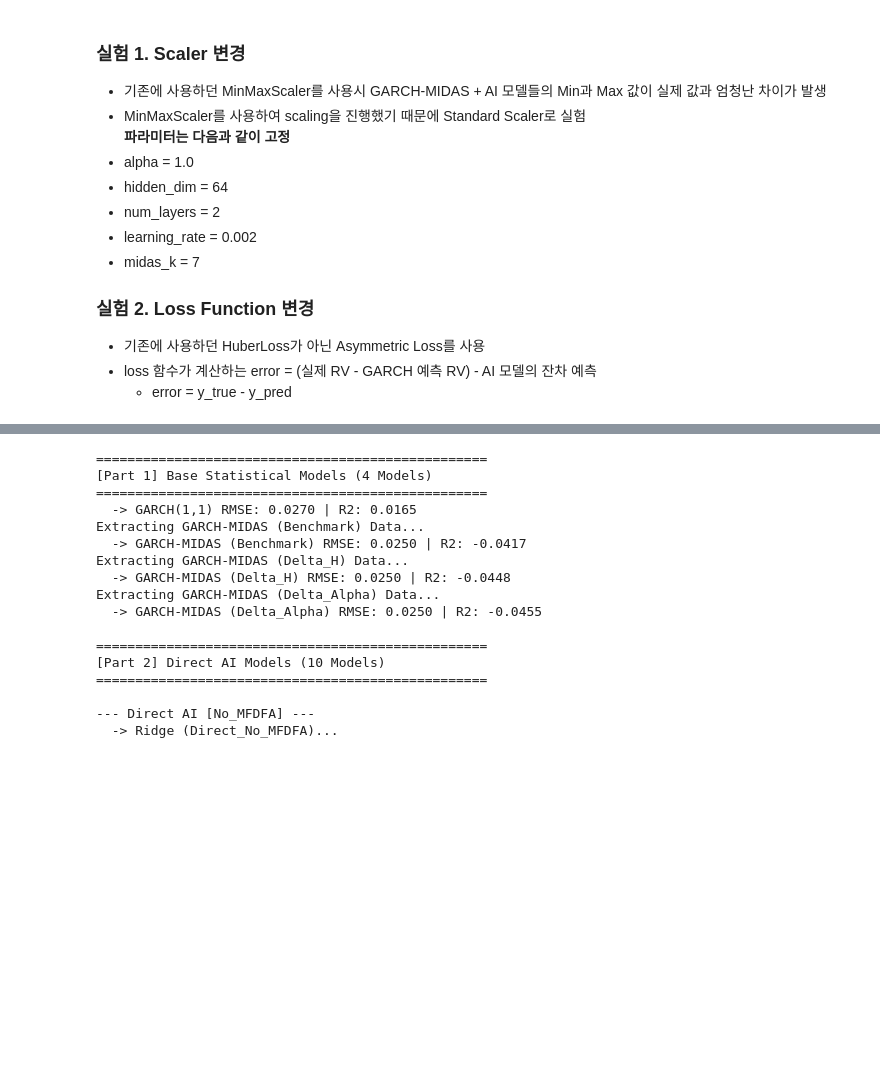
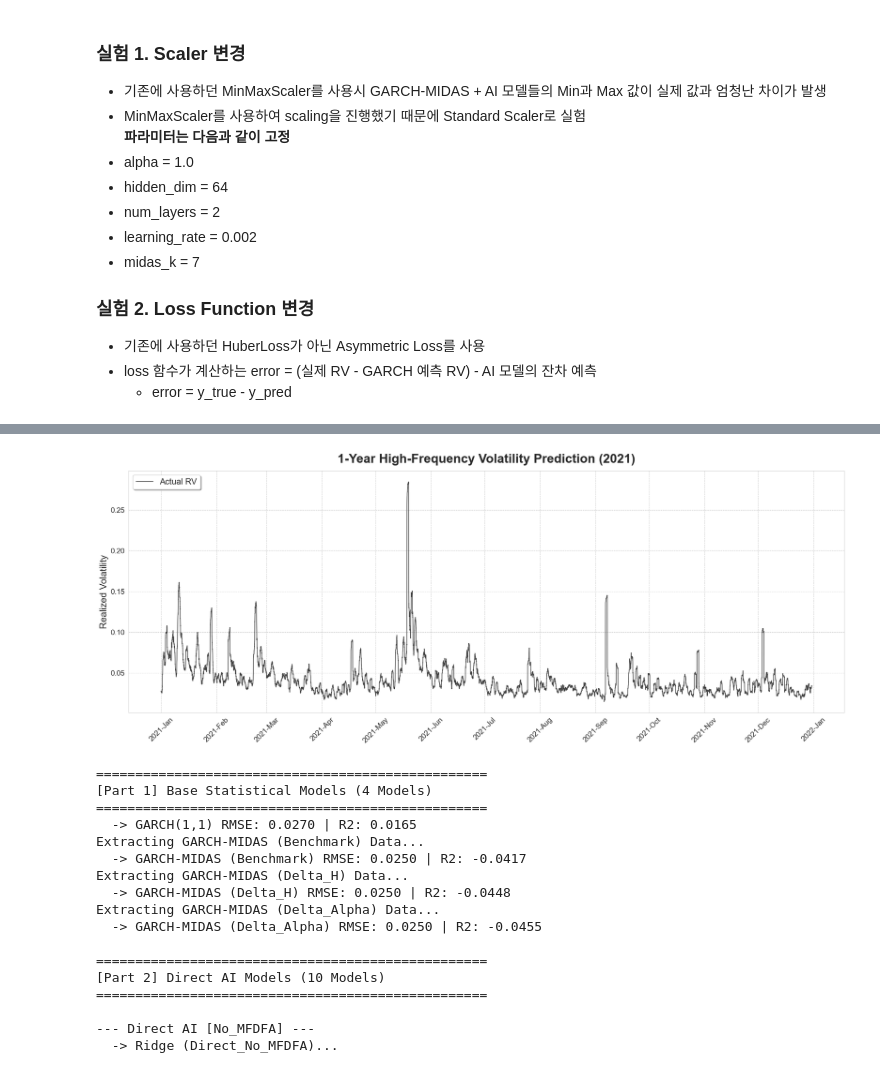
Before and after one commit to turtle-jaewoo/GARCH-MIDAS-MFDFA, a Jupyter notebook: GARCH-MIDAS-MFDFA.ipynb, the cells around one changed output, grey strips where cells are left out. Saved outputs shown, nothing was run; the diff lists cells and outputs as text; code cells hidden in the pictures; blank space fills up the shorter version.

```diff
--- a/GARCH-MIDAS-MFDFA.ipynb
+++ b/GARCH-MIDAS-MFDFA.ipynb
@@ -5315,6 +5368,97 @@ RMSE: 0.0253 | MAE: 0.0135 | R2: 0.1385
 [LSTM] Initial Pre-Training (10 epochs)
 [LSTM] Initial Pre-Training (10 epochs)
 ... (88 outputs left out)
+# %%
+sns.set_style("whitegrid", {'grid.linestyle': '--', 'grid.alpha': 0.5})
+
+try:
+    # 1. GARCH(1,1) 파일 로드 (여기서 Actual_RV를 기준점으로 추출!)
+    df_garch11 = pd.read_csv('Predictions_2021_GARCH11.csv', index_col='Datetime', parse_dates=True)
+
+    # 2. GARCH-MIDAS (Benchmark) 파일 로드
+    df_garch_midas = pd.read_csv('Predictions_2021_GARCH_MIDAS_Benchmark.csv', index_col='Datetime', parse_dates=True)
+
+    # 2. Hybrid 모델 3가지 로드 (제일 성능 좋았던 Ridge 기준, 파일명 꼭 확인해!)
+    df_hybrid_bench = pd.read_csv('Preds_Hybrid_Benchmark_With_MFDFA_Ridge.csv', index_col='Datetime', parse_dates=True)
+    df_hybrid_h = pd.read_csv('Preds_Hybrid_Delta_H_With_MFDFA_Ridge.csv', index_col='Datetime', parse_dates=True)
+    df_hybrid_alpha = pd.read_csv('Preds_Hybrid_Delta_Alpha_With_MFDFA_Ridge.csv', index_col='Datetime', parse_dates=True)
+
+    # 3. Direct AI 최악의 모델 (No_MFDFA_BI-LSTM) 파일 로드
+    # (파일명은 실제 폴더에 있는 이름과 똑같이 맞춰줘!)
+    df_direct_ai = pd.read_csv('Predictions_2021_Direct_No_MFDFA_BI-LSTM.csv', index_col='Datetime', parse_dates=True)
+
+except FileNotFoundError as e:
+    print(f"파일을 찾을 수 없습니다: {e}")
+    exit()
+
+# zoom_start = '2021-05-01'
+# zoom_end = '2021-05-31'
+
+# # # 인덱스를 기준으로 필요한 구간만 슬라이싱해서 새 DataFrame에 묶기
+# df_plot = pd.DataFrame(index=df_garch11.loc[zoom_start:zoom_end].index)
+
+# # GARCH 파일에서 실제 RV 가져오기
+# df_plot['Actual_RV'] = df_garch11.loc[zoom_start:zoom_end, 'Actual_RV']
+# df_plot['GARCH(1,1)'] = df_garch11.loc[zoom_start:zoom_end, 'Predicted_RV']
+# df_plot['GARCH-MIDAS'] = df_garch_midas.loc[zoom_start:zoom_end, 'Predicted_RV']
+# df_plot['Direct_AI'] = df_direct_ai.loc[zoom_start:zoom_end, 'Predicted_RV']
+# df_plot['Hybrid_Benchmark'] = df_hybrid_bench.loc[zoom_start:zoom_end, 'Predicted_RV']
+# df_plot['Hybrid_Delta_H'] = df_hybrid_h.loc[zoom_start:zoom_end, 'Predicted_RV']
+# df_plot['Hybrid_Delta_Alpha'] = df_hybrid_alpha.loc[zoom_start:zoom_end, 'Predicted_RV']
+
+df_plot = pd.DataFrame(index=df_garch11.index)
+
+# GARCH 파일에서 실제 RV 가져오기
+df_plot['Actual_RV'] = df_garch11['Actual_RV']
+df_plot['GARCH(1,1)'] = df_garch11['Predicted_RV']
+df_plot['GARCH-MIDAS'] = df_garch_midas['Predicted_RV']
+df_plot['Direct_AI'] = df_direct_ai['Predicted_RV']
+df_plot['Hybrid_Benchmark'] = df_hybrid_bench['Predicted_RV']
+df_plot['Hybrid_Delta_H'] = df_hybrid_h['Predicted_RV']
+df_plot['Hybrid_Delta_Alpha'] = df_hybrid_alpha['Predicted_RV']
+
+# 결측치 혹시 있으면 제거
+df_plot.dropna(inplace=True)
+
+# --- [Step 3: 포스터용 그래프 그리기] ---
+fig, ax = plt.subplots(figsize=(20, 8))
+
+# 1. GARCH-MIDAS (주황색)
+# 아까 보니까 스파이크가 너무 심해서 다른 걸 가림 -> 제일 뒷단(zorder=1)으로 빼고 투명도(alpha) 줌
+# ax.plot(df_plot.index, df_plot['Hybrid_Benchmark'], color='#ff7f0e', alpha=0.5, label='GARCH-MIDAS', linewidth=1.0, zorder=1)
+
+# 2. GARCH(1,1) (초록색)
+# 가장 얌전한 기저 추세이므로 중간단(zorder=2)에 배치
+# ax.plot(df_plot.index, df_plot['Hybrid_Delta_H'], color='#2ca02c', alpha=0.9, label='GARCH(1,1)', linewidth=1.5, zorder=2)
+
+# 3. 실제 RV (검은색) - 네 요청 반영!
+# 옅은 회색에서 찐한 검은색으로 변경. 시각적 뼈대를 잡기 위해 zorder=3으로 위로 올림
+ax.plot(df_plot.index, df_plot['Actual_RV'], color='black', alpha=0.75, label='Actual RV', linewidth=1.2, zorder=3)
+
+# 4. Direct AI (빨간 점선)
+# 타겟 실패 사례! 엇박자로 폭주하는 걸 강조하기 위해 제일 윗단(zorder=4)에 굵게 배치
+# ax.plot(df_plot.index, df_plot['Hybrid_Delta_Alpha'], color='#d62728', linestyle='--', alpha=0.9, label='Direct AI (No MF-DFA, BI-LSTM)', linewidth=2.0, zorder=4)
+
+# --- [Step 4: 디테일 및 꾸미기] ---
+ax.set_title('1-Year High-Frequency Volatility Prediction (2021)', fontsize=24, fontweight='bold', pad=15)
+ax.set_ylabel('Realized Volatility', fontsize=18)
+
+# X축 1년치에 맞게 월(Month) 단위로 눈금 설정
+ax.xaxis.set_major_locator(mdates.MonthLocator())
+ax.xaxis.set_major_formatter(mdates.DateFormatter('%Y-%b'))
+ax.tick_params(axis='both', labelsize=14)
+plt.xticks(rotation=45) # 달(Month) 글자 안 겹치게 살짝 기울이기
+
+# 범례 설정 (순서도 직관적으로 조정)
+ax.legend(fontsize=16, loc='upper left', frameon=True, shadow=True)
+
+plt.tight_layout()
+
+# 해상도 깨지지 않게 저장 (원하면 주석 해제)
+# plt.savefig('1Year_Volatility_Comparison.png', dpi=300)
+plt.show()
+# %% [output]
+[figure, added]
 # %%
 if __name__ == "__main__":
     TARGET_YEAR = 2021
```
Also changed, not shown: parts of 3 cells of this notebook, 45 other files.
